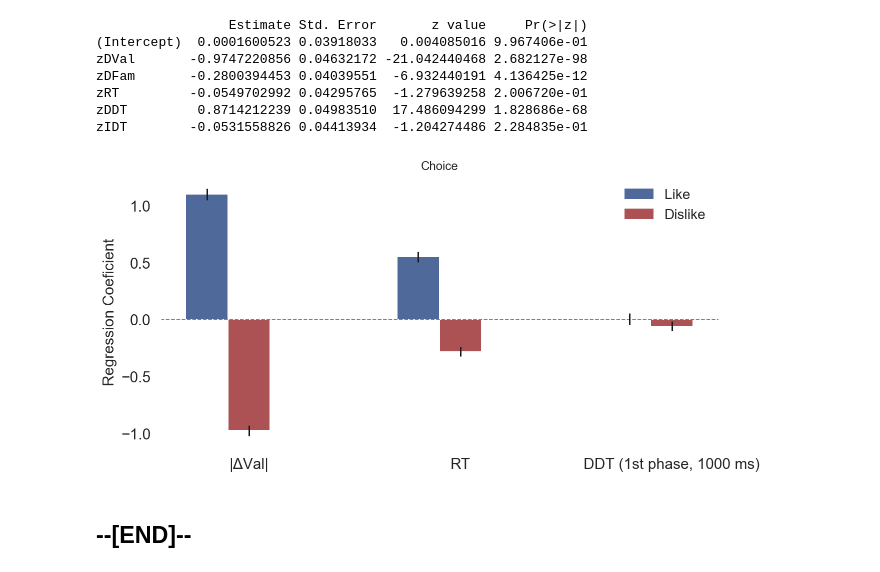
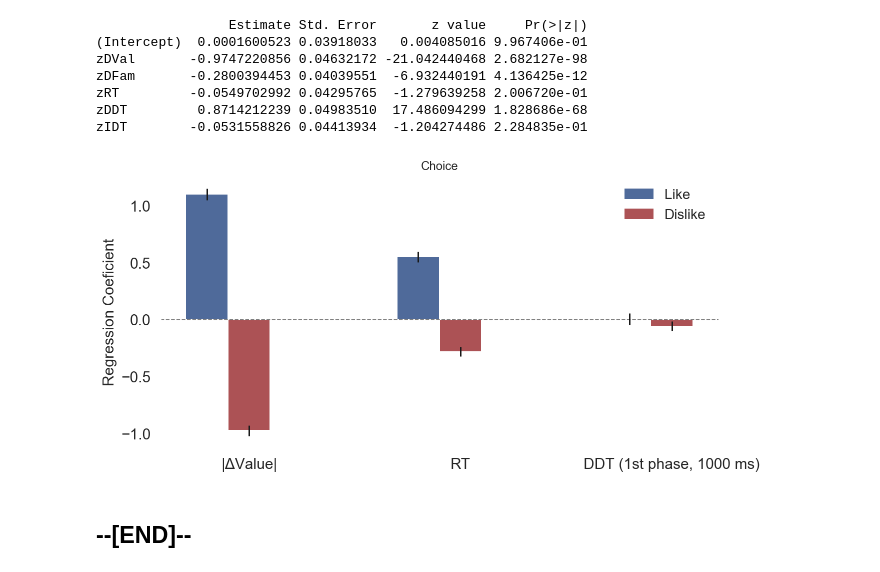
Before and after one commit to pradysepulveda/FF2018, a Jupyter notebook: FF2018_FixationsAnalysis_1DF_31_FixCompress.ipynb, the cells around one changed output. Drawn from its saved outputs; the diff is of its cells as text; code cells hidden in the pictures.

```diff
--- a/FF2018_FixationsAnalysis_1DF_31_FixCompress.ipynb
+++ b/FF2018_FixationsAnalysis_1DF_31_FixCompress.ipynb
@@ -334,7 +334,8 @@ fixation_timeline = pd.DataFrame(fixations_timeline,columns=['parcode','trial',
 # %% [markdown]
 ## Pick first XX milisecs to calculate the DDT
 # %%
-XX_milisecs = 500
+XX_milisecs = 1000
+#############################################
 first_phase_time = int(XX_milisecs/10)
 
 fix_1stPhase = []
@@ -547,35 +548,35 @@ ax.set_facecolor('xkcd:white')
 width_bars = 0.2
 
 plt.bar(x1, MChoiceL_coef,yerr=MChoiceL_se, color=['#4F6A9A' ],width = width_bars,hatch='')
 plt.bar(x2, MChoiceD_coef, yerr=MChoiceD_se,  color=['#AC5255' ],width = width_bars,hatch='')
 
-plt.xticks(x2, ( '|ΔVal|', 'RT','DDT (1st phase, 1000 ms)'),fontsize=15)
+plt.xticks(x2, ( '|ΔValue|', 'RT','DDT (1st phase, '+str(XX_milisecs)+' ms)'),fontsize=15)
 #plt.ylim(950, 1200)
 
 ChoiceL_patch = mpatches.Patch(color='#4F6A9A', label='Like')
 ChoiceD_patch = mpatches.Patch(color='#AC5255', label='Dislike')
 
 plt.yticks(fontsize=15)
 plt.ylabel('Regression Coeficient',fontsize=15)
 leg = plt.legend(handles=[ChoiceL_patch,ChoiceD_patch],fontsize=14)
 leg.get_frame().set_facecolor('none')
 leg.get_frame().set_linewidth(0.0)
 
 ax.axhline(0, color='black', lw=1,linestyle =  '--', alpha = 0.5)
 #ax.axvline(0, color='black', lw=1,linestyle =  '--', alpha = 0.5)
 
 sns.despine(left =False, bottom = False)
 
 
 #for i in range(len(Models_WAIC)):
 #    position_parts= np.full(len(Models_WAIC_part[i]),i, dtype=int)
 #    jittr = np.random.uniform(low=-0.2,high=0.2,size=len(Models_WAIC_part[i]))/2
 #    ax.plot(position_parts+jittr, Models_WAIC_part[i], marker='o', ms=8, color='#000000',alpha=0.3,linestyle="None")
 plt.title('Choice')
 plt.show()
 #fig.savefig(str('SavedFigures/GLAM_individual_Like_BalanceEvidence_TotVal.png'), dpi = 200 )
 # %% [output]
-[figure, old version]
+[figure, new version]
 # %% [markdown]
 ## --[END]--
 # %% [markdown]
```
Also changed, not shown: 5 other files.
